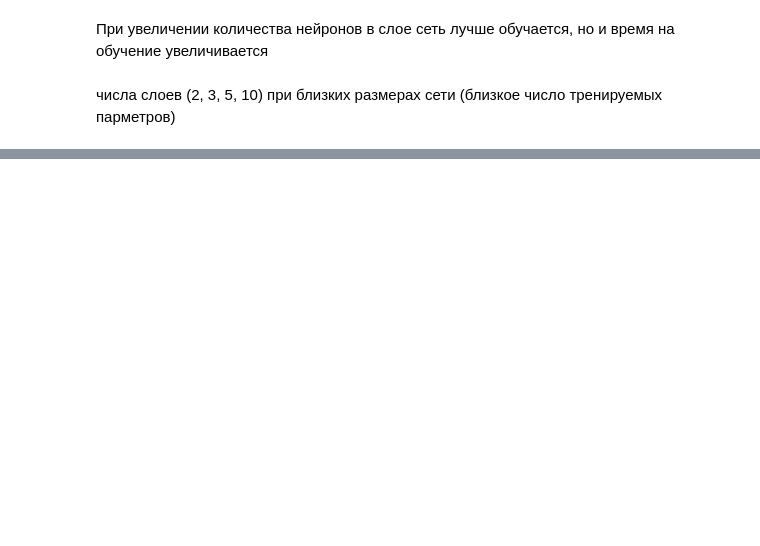
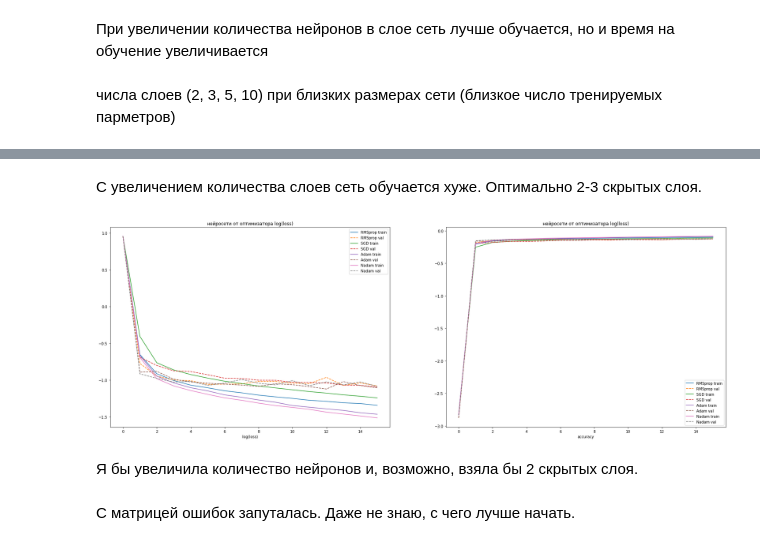
Before and after one commit to SimreAniri/Neural-Networks, a Jupyter notebook: Lesson_2.ipynb, the cells around one changed output, grey strips where cells are left out. Cells and saved outputs as stored; diff of their text form; code cells hidden in the pictures; blank space fills up the shorter version.

```diff
--- a/Lesson_2.ipynb
+++ b/Lesson_2.ipynb
@@ -208,0 +240,70 @@ plt.show()
+# %% [markdown]
+С увеличением количества слоев сеть обучается хуже. Оптимально 2-3 скрытых слоя.
+# %%
+# создаем модель model
+model = Sequential([
+                      Dense(64, activation='relu', input_shape=(784,)),
+                      Dense(64, activation='tanh'),
+                      Dense(10, activation='softmax'),
+                      ])
+# сохраняем ее веса (это начальная точка) model.save_weights('model.h5')
+model.save_weights('model.h5')
+
+fig, ax = plt.subplots(nrows=1, ncols=2)
+fig.set_size_inches(30, 10)
+
+# число рабочих эпох
+epochs = 15
+# вектор для выводв результатов
+epoch = np.arange(epochs+1)
+
+# будем изменять оптимизаторы
+for i_optim in [optimizers.RMSprop(),optimizers.SGD(),optimizers.Adam(),optimizers.Nadam()]:
+  # создаем рабочую модель modeli куда будем загружать эти вес (она должна быть идентичной структуры)
+  modeli = Sequential([
+                      Dense(64, activation='relu', input_shape=(784,)),
+                      Dense(64, activation='tanh'),
+                      Dense(10, activation='softmax'),
+                      ])
+  # загружаем веса modeli.load_weights('model.h5')
+  modeli.load_weights('model.h5')
+  # компилируем modeli с одним из оптимизаторов
+  modeli.compile(
+      optimizer=i_optim,
+      loss='categorical_crossentropy',
+      metrics=['accuracy'],
+      )
+  # вычисляем ошибку для modeli без обучения
+  hh0_tr = modeli.evaluate(  train_images[:48000,:], to_categorical(train_labels[:48000]),verbose = 0)
+  hh0_val = modeli.evaluate(  train_images[48000:,:], to_categorical(train_labels[48000:]),verbose = 0)
+  # проводим обучение модели
+  hh = modeli.fit(
+  train_images,
+  to_categorical(train_labels),
+  epochs=epochs,
+  batch_size=32, validation_split=0.2, verbose = 0
+  )
+  # картинки
+  ax[0].plot(epoch,np.log([hh0_tr[0]]+hh.history['loss']),'-',label = modeli.optimizer.get_config()['name']+' train')
+  ax[0].plot(epoch,np.log([hh0_val[0]]+hh.history['val_loss']),'--',label = modeli.optimizer.get_config()['name']+' val')
+
+  ax[1].plot(epoch,np.log([hh0_tr[1]]+hh.history['accuracy']),'-',label = modeli.optimizer.get_config()['name'] + ' train')
+  ax[1].plot(epoch,np.log([hh0_val[1]]+hh.history['val_accuracy']),'--',label = modeli.optimizer.get_config()['name'] + ' val')
+
+ax[0].legend()
+ax[0].set_title('нейросети от оптимизатора log(loss)')
+ax[0].set_xlabel('epoch')
+ax[0].set_xlabel('log(loss)')
+
+ax[1].legend()
+ax[1].set_title('нейросети от оптимизатора log(loss)')
+ax[1].set_xlabel('epoch')
+ax[1].set_xlabel('accuracy')
+
+plt.show()
+# %% [output]
+[figure, added]
+# %% [markdown]
+Я бы увеличила количество нейронов и, возможно, взяла бы 2 скрытых слоя.
+# %% [markdown]
+С матрицей ошибок запуталась. Даже не знаю, с чего лучше начать.
```
Also changed, not shown: parts of 5 cells of this notebook.
